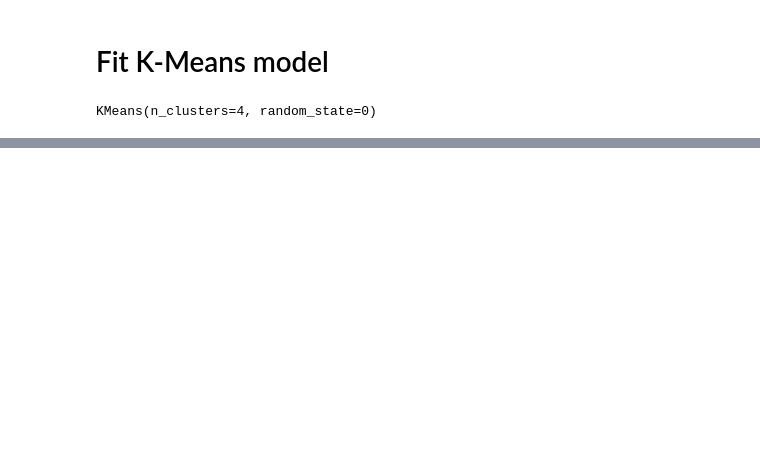
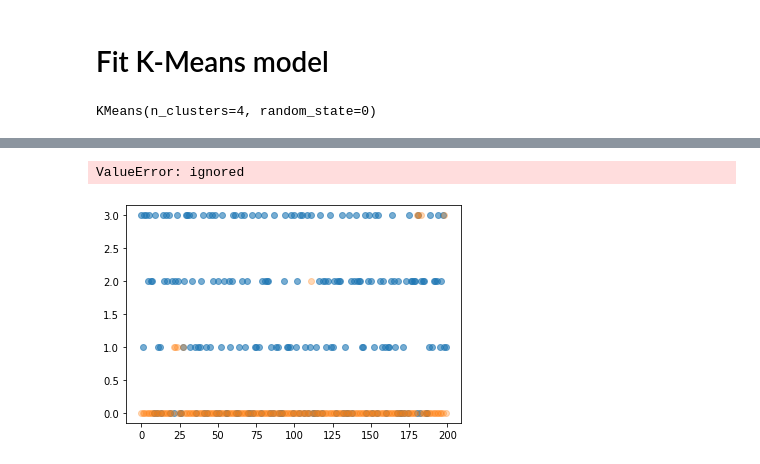
Before and after one commit to KyraZzz/spectral-clustering, a Jupyter notebook: spectral_clustering.ipynb, the cells around one changed output, grey strips where cells are left out. Drawn from its saved outputs; the diff is of its cells as text; code cells hidden in the pictures; blank space fills up the shorter version.

```diff
--- a/spectral_clustering.ipynb
+++ b/spectral_clustering.ipynb
@@ -112,0 +115,11 @@ plt.show()
+# %%
+sc = SpectralClustering(n_clusters=4).fit(x)
+# %% [output]
+ValueError: ignored
+# %%
+fig,ax = plt.subplots()
+ax.scatter(np.arange(len(label)), label, alpha=0.6)
+ax.scatter(np.arange(len(km.labels_)), sc.labels_, alpha=0.3)
+plt.show()
+# %% [output]
+[figure, added]
```
Also changed, not shown: parts of 35 cells of this notebook.
